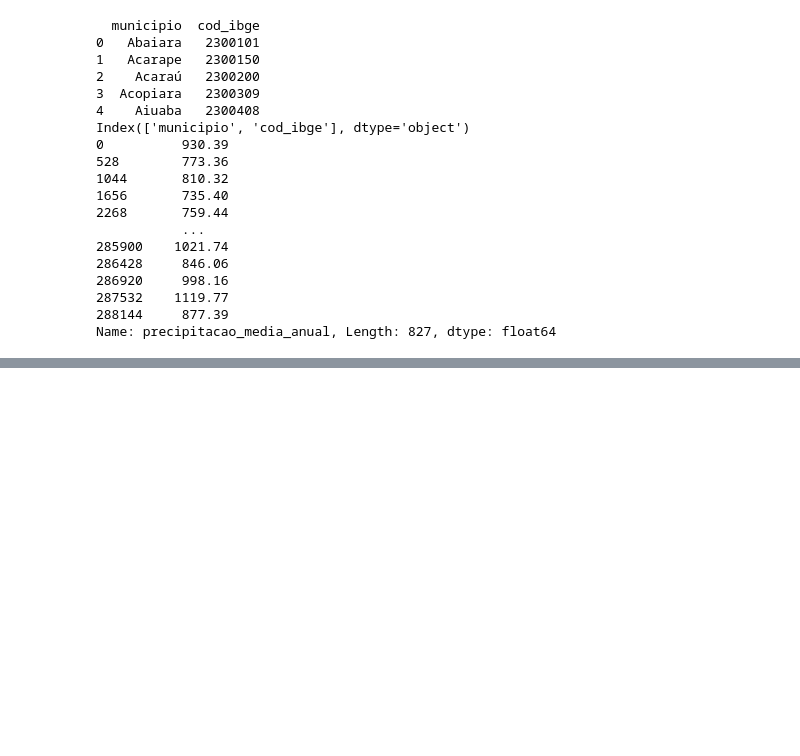
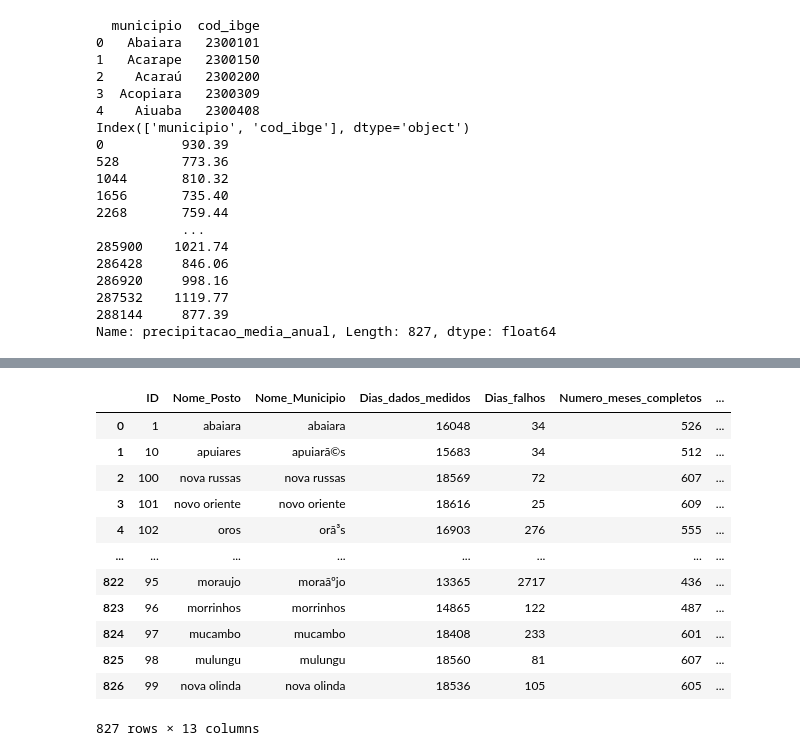
Before and after one commit to infracosteira/pluviometria, a Jupyter notebook: notebooks/Reorganizando os comandos.ipynb, the cells around one changed output, grey strips where cells are left out. Cells and saved outputs as stored; diff of their text form; code cells hidden in the pictures; blank space fills up the shorter version.

Commit message:
atualização do site antigo, com dados atualizados para serem usados no novo site

```diff
--- a/notebooks/Reorganizando os comandos.ipynb
+++ b/notebooks/Reorganizando os comandos.ipynb
@@ -674,0 +736,43 @@ Name: precipitacao_media_anual, Length: 827, dtype: float64
+# %%
+import pandas as pd
+
+# Carregar dados
+df_ibge = pd.read_csv('../data/municipios.csv', encoding='latin1', sep=';')
+
+df = pd.read_csv('../data/maindatabase.csv', encoding='latin1', sep=',')
+
+# Processar municípios
+municipios = df_ibge[['cod_ibge', 'municipio']].drop_duplicates().reset_index(drop=True)
+municipios.insert(0, 'id', range(len(municipios)))
+
+# Padronizar nomes para minúsculas e remover espaços extras
+municipios['municipio'] = municipios['municipio'].str.strip().str.lower()
+
+# Processar postos
+postos = df[['ID', 'Nome_Posto', 'Nome_Municipio', 'Dias_dados_medidos', 'Dias_falhos',
+             'Numero_meses_completos', 'Numero_meses_falha', 'Numero_anos_falha',
+             'Numero_anos_completos', 'Precipitacao_media_anual', 'Coordenada_Y', 'Coordenada_X']].drop_duplicates()
+
+postos['Nome_Municipio'] = postos['Nome_Municipio'].str.strip().str.lower()
+postos['Nome_Posto'] = postos['Nome_Posto'].str.strip().str.lower()
+
+postos = postos.merge(municipios[['cod_ibge', 'municipio']],
+                      left_on='Nome_Municipio',
+                      right_on='municipio',
+                      how='left').drop(columns=['municipio'])
+# %%
+postos
+# %% [output]
+|  | ID | Nome_Posto | Nome_Municipio | Dias_dados_medidos | Dias_falhos | Numero_meses_completos | ... |
+| 0 | 1 | abaiara | abaiara | 16048 | 34 | 526 | ... |
+| 1 | 10 | apuiares | apuiarã©s | 15683 | 34 | 512 | ... |
+| 2 | 100 | nova russas | nova russas | 18569 | 72 | 607 | ... |
+| 3 | 101 | novo oriente | novo oriente | 18616 | 25 | 609 | ... |
+| 4 | 102 | oros | orã³s | 16903 | 276 | 555 | ... |
+| ... | ... | ... | ... | ... | ... | ... | ... |
+| 822 | 95 | moraujo | moraãºjo | 13365 | 2717 | 436 | ... |
+| 823 | 96 | morrinhos | morrinhos | 14865 | 122 | 487 | ... |
+| 824 | 97 | mucambo | mucambo | 18408 | 233 | 601 | ... |
+| 825 | 98 | mulungu | mulungu | 18560 | 81 | 607 | ... |
+| 826 | 99 | nova olinda | nova olinda | 18536 | 105 | 605 | ... |
+827 rows × 13 columns
```
Also changed, not shown: parts of 2 cells of this notebook, 11 other files.
